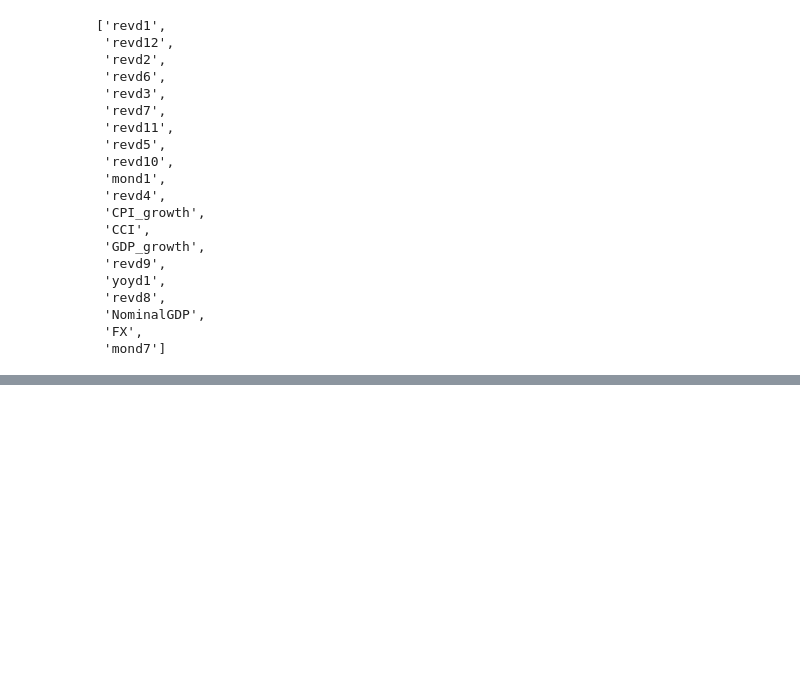
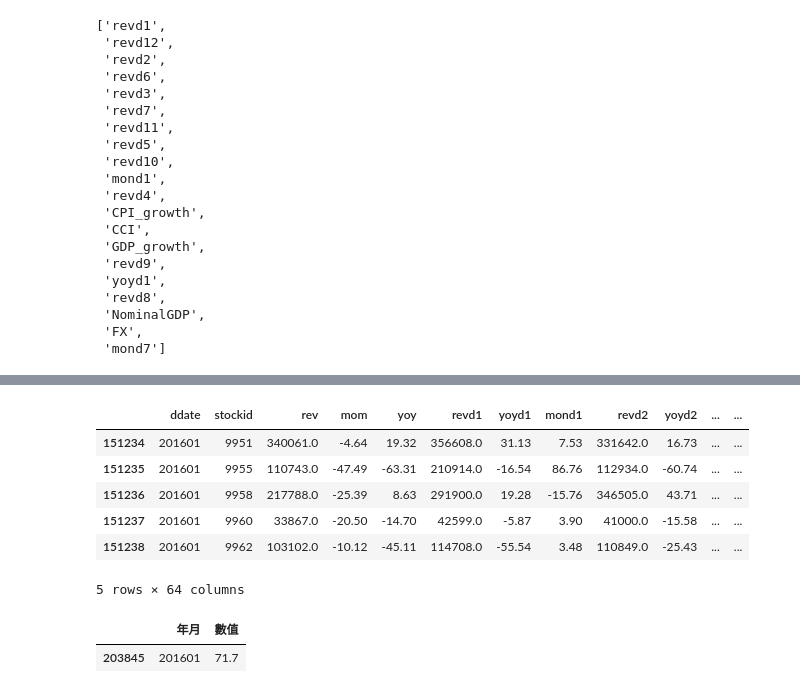
Before and after one commit to Carolyehhh/revenue-prediction, a Jupyter notebook: GDP_train.ipynb, the cells around one changed output, grey strips where cells are left out. Saved outputs shown, nothing was run; the diff lists cells and outputs as text; code cells hidden in the pictures; blank space fills up the shorter version.

```diff
--- a/GDP_train.ipynb
+++ b/GDP_train.ipynb
@@ -691,0 +699,20 @@ MergeError: Passing 'suffixes' which cause duplicate columns {'value_x'} is not
+# %%
+for categories in categories_prosperity:
+    # 從 MacroInfo 選出該名稱的數據
+    temp_df = MacroInfo[MacroInfo['名稱'] == categories][['年月', '數值']].rename(columns={'年月':'ddate','數值':categories})
+    TheWhole_rev_jur1 = pd.merge(TheWhole_rev_jur1, temp_df, how='inner', on='ddate')
+# %%
+TheWhole_rev_jur1.tail()
+# %% [output]
+|  | ddate | stockid | rev | mom | yoy | revd1 | yoyd1 | mond1 | revd2 | yoyd2 | ... | ... |
+| 151234 | 201601 | 9951 | 340061.0 | -4.64 | 19.32 | 356608.0 | 31.13 | 7.53 | 331642.0 | 16.73 | ... | ... |
+| 151235 | 201601 | 9955 | 110743.0 | -47.49 | -63.31 | 210914.0 | -16.54 | 86.76 | 112934.0 | -60.74 | ... | ... |
+| 151236 | 201601 | 9958 | 217788.0 | -25.39 | 8.63 | 291900.0 | 19.28 | -15.76 | 346505.0 | 43.71 | ... | ... |
+| 151237 | 201601 | 9960 | 33867.0 | -20.50 | -14.70 | 42599.0 | -5.87 | 3.90 | 41000.0 | -15.58 | ... | ... |
+| 151238 | 201601 | 9962 | 103102.0 | -10.12 | -45.11 | 114708.0 | -55.54 | 3.48 | 110849.0 | -25.43 | ... | ... |
+5 rows × 64 columns
+# %%
+MacroInfo[(MacroInfo['名稱'] == '台灣景氣領先指標') & (MacroInfo['年月'] == '201601')][['年月', '數值']]
+# %% [output]
+|  | 年月 | 數值 |
+| 203845 | 201601 | 71.7 |
```
Also changed, not shown: parts of 4 cells of this notebook.
